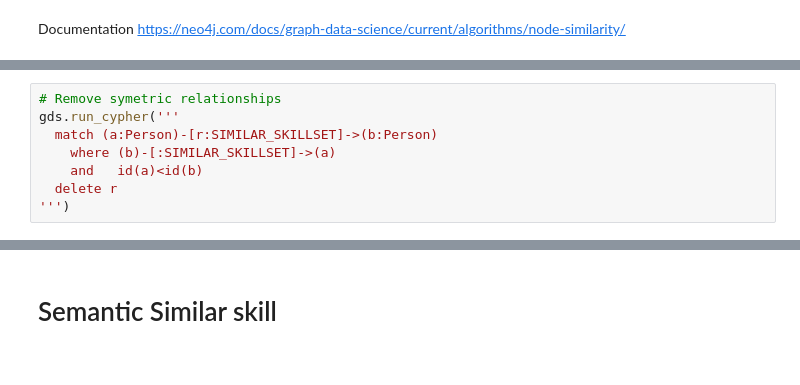
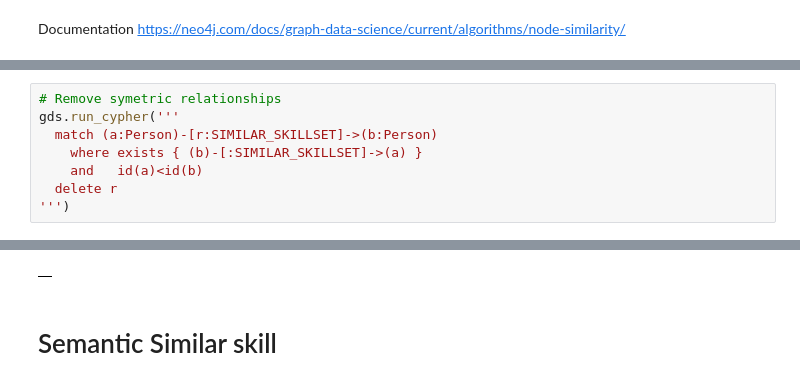
Before and after one commit to lqst/notebooks, a Jupyter notebook: skills.ipynb, the cells around one changed output, grey strips where cells are left out. Saved outputs shown, nothing was run; the diff lists cells and outputs as text.

```diff
--- a/skills.ipynb
+++ b/skills.ipynb
@@ -171,7 +264,8 @@ G.drop()
 # Remove symetric relationships
 gds.run_cypher('''
   match (a:Person)-[r:SIMILAR_SKILLSET]->(b:Person)
-    where (b)-[:SIMILAR_SKILLSET]->(a)
+    where exists { (b)-[:SIMILAR_SKILLSET]->(a) }
     and   id(a)<id(b)
   delete r
 ''')
+# %% [output]
@@ -178,3 +274,4 @@ gds.run_cypher('''
+|  |
 # %% [markdown]
 # Semantic Similar skill
 # %%
```
Also changed, not shown: parts of 26 cells of this notebook.
